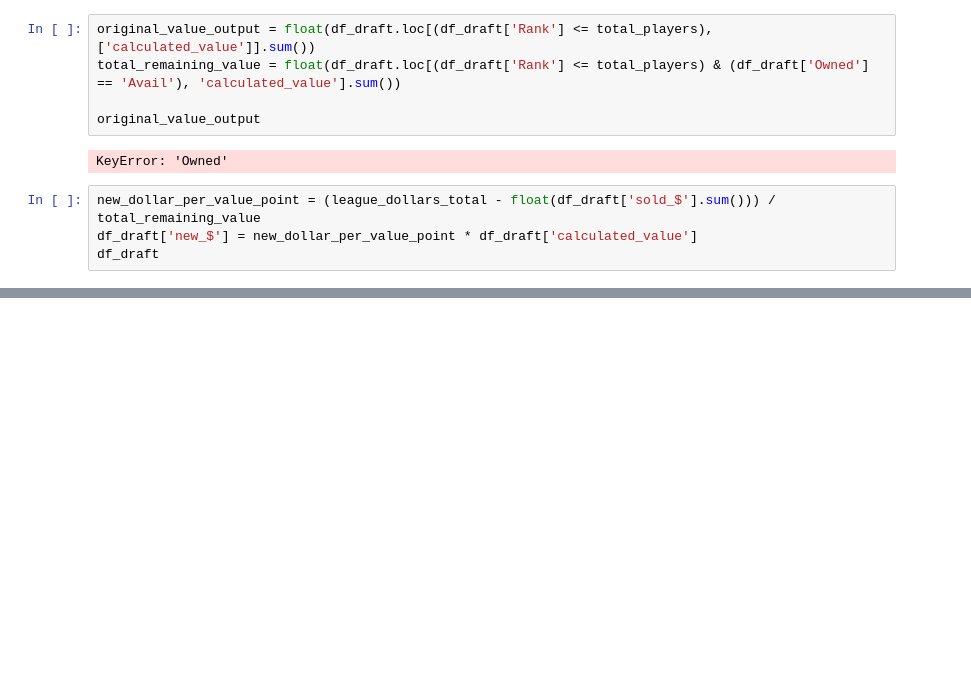
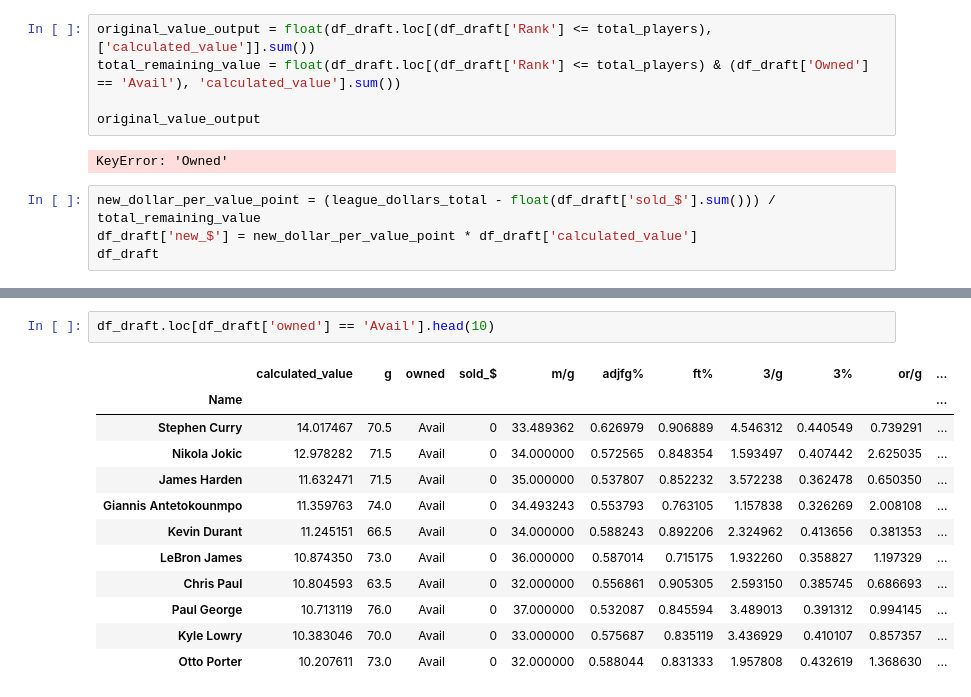
Before and after one commit to jjcaine/fantasy_bball, a Jupyter notebook: Fantasy Basketball Projected $ Values.ipynb, the cells around one changed output, grey strips where cells are left out. Saved outputs shown, nothing was run; the diff lists cells and outputs as text; blank space fills up the shorter version.

```diff
--- a/Fantasy Basketball Projected $ Values.ipynb
+++ b/Fantasy Basketball Projected $ Values.ipynb
@@ -436,0 +541,15 @@ list(df_draft.index)
+# %%
+df_draft.loc[df_draft['owned'] == 'Avail'].head(10)
+# %% [output]
+|  | calculated_value | g | owned | sold_$ | m/g | adjfg% | ft% | 3/g | 3% | or/g | ... |
+| Name |  |  |  |  |  |  |  |  |  |  | ... |
+| Stephen Curry | 14.017467 | 70.5 | Avail | 0 | 33.489362 | 0.626979 | 0.906889 | 4.546312 | 0.440549 | 0.739291 | ... |
+| Nikola Jokic | 12.978282 | 71.5 | Avail | 0 | 34.000000 | 0.572565 | 0.848354 | 1.593497 | 0.407442 | 2.625035 | ... |
+| James Harden | 11.632471 | 71.5 | Avail | 0 | 35.000000 | 0.537807 | 0.852232 | 3.572238 | 0.362478 | 0.650350 | ... |
+| Giannis Antetokounmpo | 11.359763 | 74.0 | Avail | 0 | 34.493243 | 0.553793 | 0.763105 | 1.157838 | 0.326269 | 2.008108 | ... |
+| Kevin Durant | 11.245151 | 66.5 | Avail | 0 | 34.000000 | 0.588243 | 0.892206 | 2.324962 | 0.413656 | 0.381353 | ... |
+| LeBron James | 10.874350 | 73.0 | Avail | 0 | 36.000000 | 0.587014 | 0.715175 | 1.932260 | 0.358827 | 1.197329 | ... |
+| Chris Paul | 10.804593 | 63.5 | Avail | 0 | 32.000000 | 0.556861 | 0.905305 | 2.593150 | 0.385745 | 0.686693 | ... |
+| Paul George | 10.713119 | 76.0 | Avail | 0 | 37.000000 | 0.532087 | 0.845594 | 3.489013 | 0.391312 | 0.994145 | ... |
+| Kyle Lowry | 10.383046 | 70.0 | Avail | 0 | 33.000000 | 0.575687 | 0.835119 | 3.436929 | 0.410107 | 0.857357 | ... |
+| Otto Porter | 10.207611 | 73.0 | Avail | 0 | 32.000000 | 0.588044 | 0.831333 | 1.957808 | 0.432619 | 1.368630 | ... |
```
Also changed, not shown: parts of 10 cells of this notebook, 5 other files.
